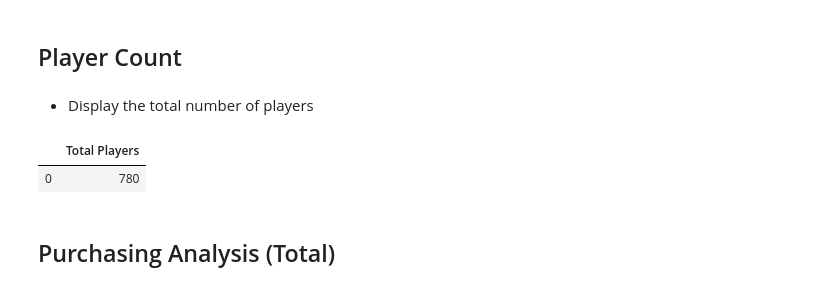
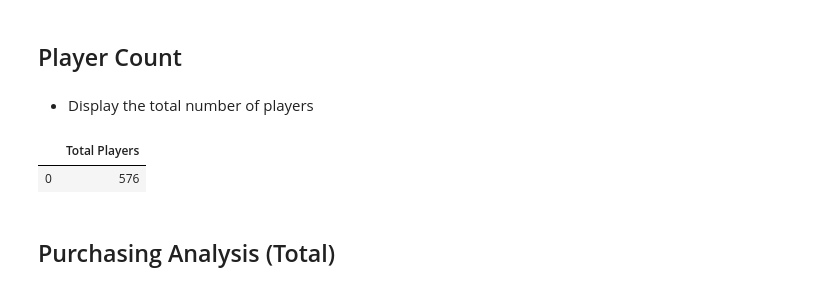
Before and after one commit to phamkdaniel/HeroesOfPymoli, a Jupyter notebook: HeroesOfPymoli_starter.ipynb, the cells around one changed output. Saved outputs shown, nothing was run; the diff lists cells and outputs as text; code cells hidden in the pictures.

```diff
--- a/HeroesOfPymoli_starter.ipynb
+++ b/HeroesOfPymoli_starter.ipynb
@@ -34,7 +34,7 @@ purchase_data_df.head(10)
 # %% [markdown]
 * Display the total number of players
 # %%
-pd.DataFrame([{"Total Players" : len(purchase_data_df["SN"])}])
+pd.DataFrame([{"Total Players" : len(purchase_data_df["SN"].unique())}])
 # %% [output]
 |  | Total Players |
-| 0 | 780 |
+| 0 | 576 |
```
Also changed, not shown: parts of 1 cell of this notebook.
